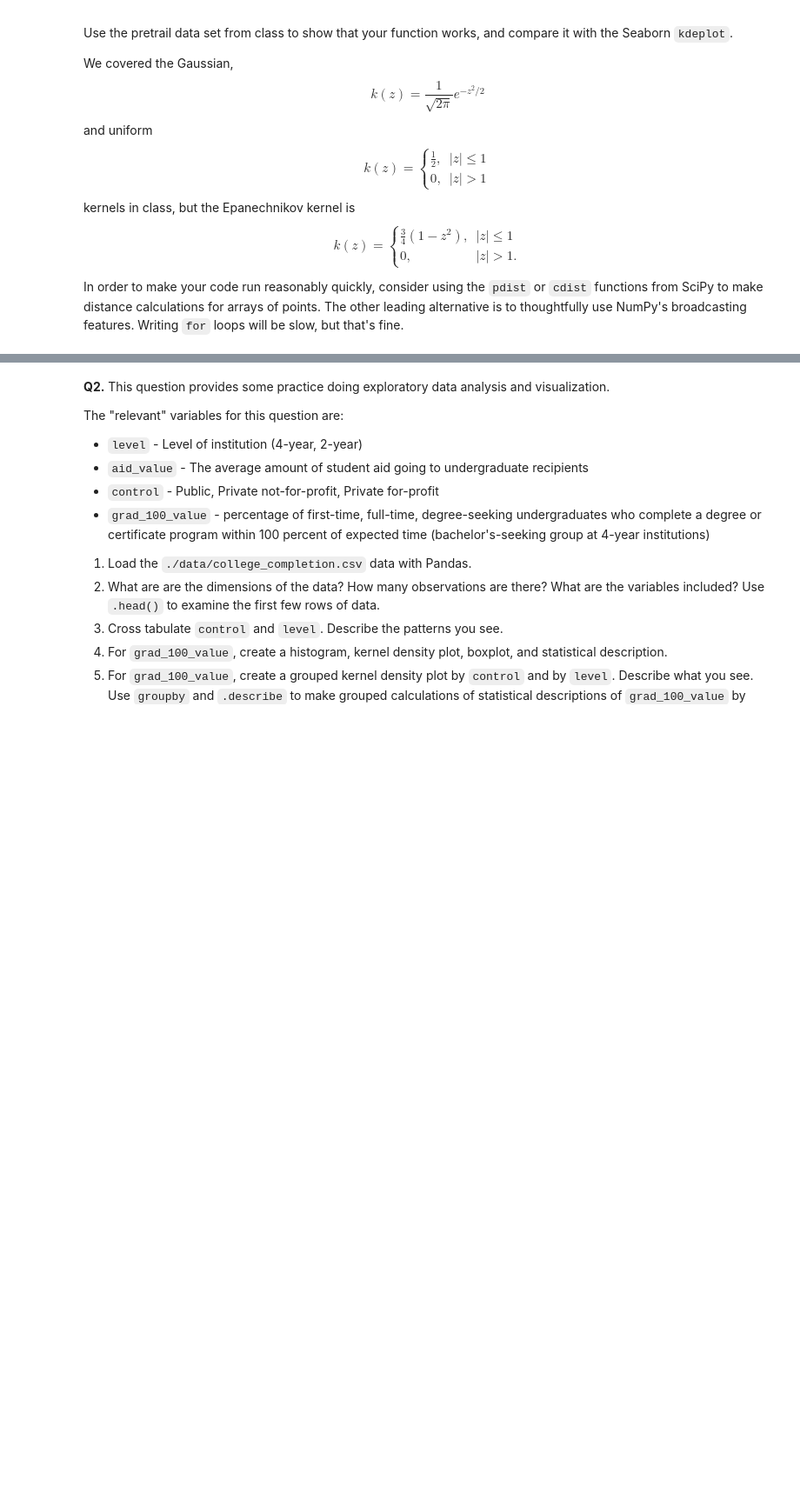
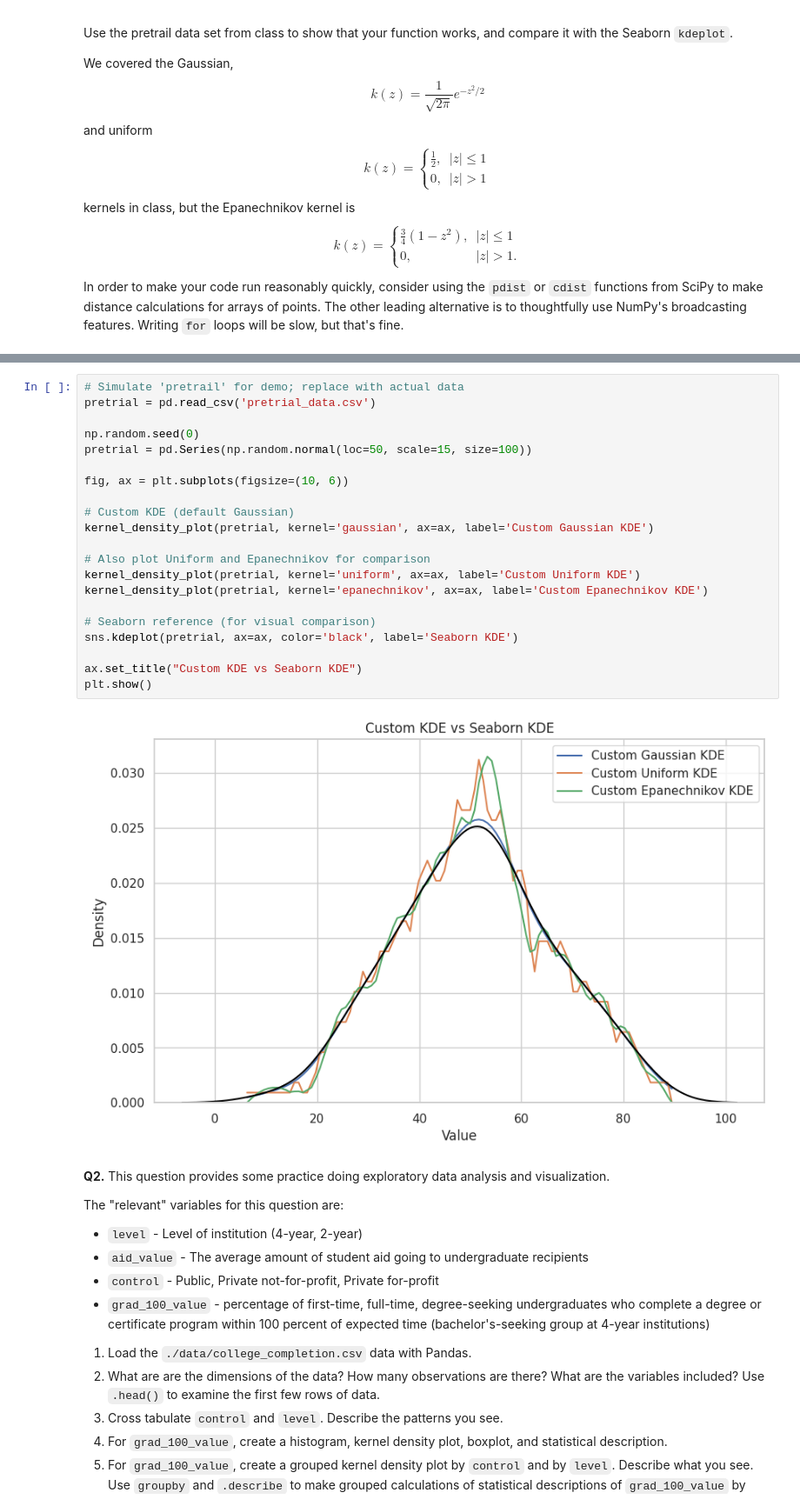
Before and after one commit to amn8ge/visualization_assignment, a Jupyter notebook: assignment.ipynb, the cells around one changed output, grey strips where cells are left out. Shown at 87% size. Drawn from its saved outputs; the diff is of its cells as text; blank space fills up the shorter version.

```diff
--- a/assignment.ipynb
+++ b/assignment.ipynb
@@ -68,3 +159,26 @@ In order to make your code run reasonably quickly, consider using the `pdist` or
+# %%
+# Simulate 'pretrail' for demo; replace with actual data
+pretrial = pd.read_csv('pretrial_data.csv')
+
+np.random.seed(0)
+pretrial = pd.Series(np.random.normal(loc=50, scale=15, size=100))
+
+fig, ax = plt.subplots(figsize=(10, 6))
+
+# Custom KDE (default Gaussian)
+kernel_density_plot(pretrial, kernel='gaussian', ax=ax, label='Custom Gaussian KDE')
+
+# Also plot Uniform and Epanechnikov for comparison
+kernel_density_plot(pretrial, kernel='uniform', ax=ax, label='Custom Uniform KDE')
+kernel_density_plot(pretrial, kernel='epanechnikov', ax=ax, label='Custom Epanechnikov KDE')
+
+# Seaborn reference (for visual comparison)
+sns.kdeplot(pretrial, ax=ax, color='black', label='Seaborn KDE')
+
+ax.set_title("Custom KDE vs Seaborn KDE")
+plt.show()
+# %% [output]
+[figure, added]
 # %% [markdown]
 **Q2.** This question provides some practice doing exploratory data analysis and visualization.
 
```
Also changed, not shown: parts of 1 cell of this notebook.
